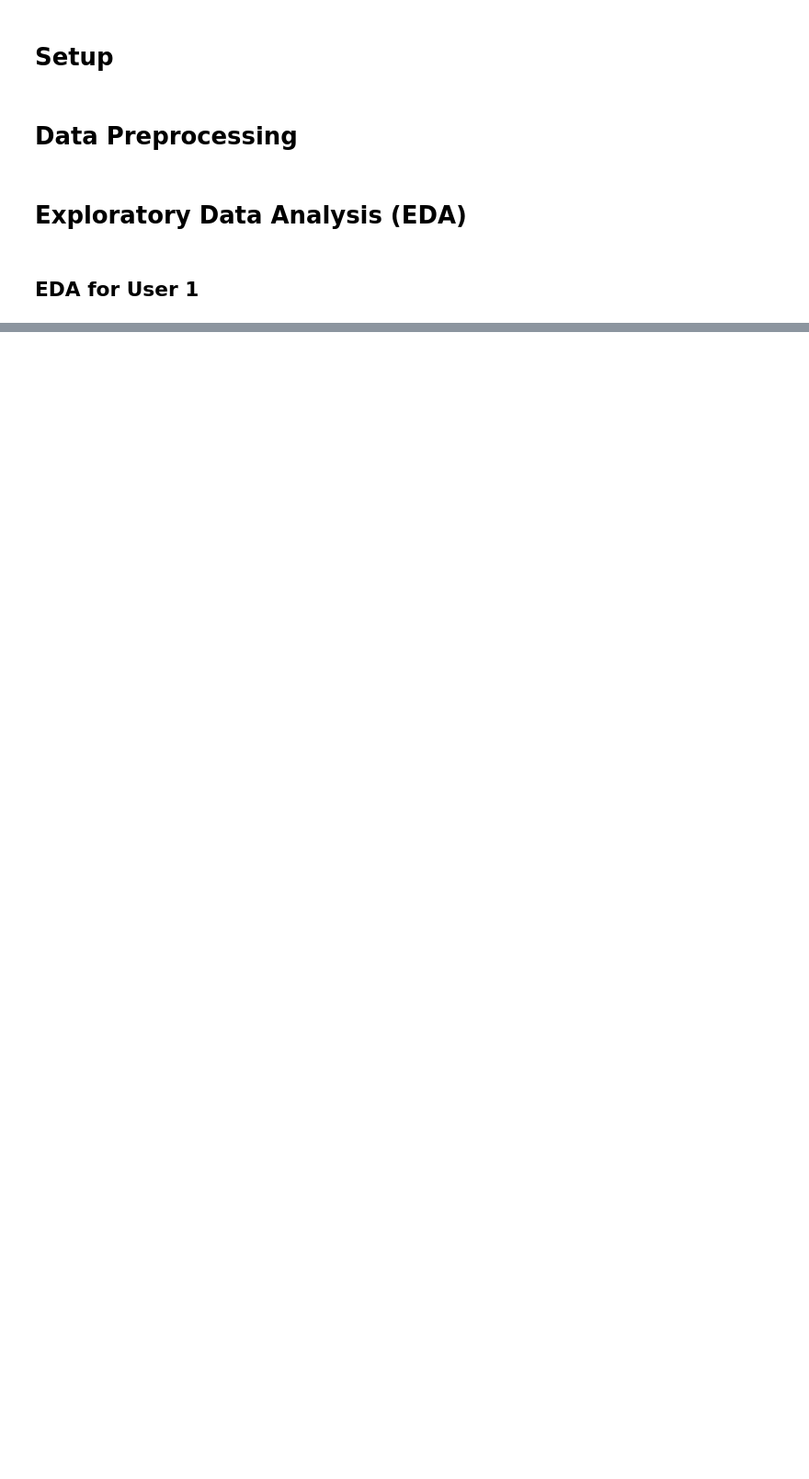
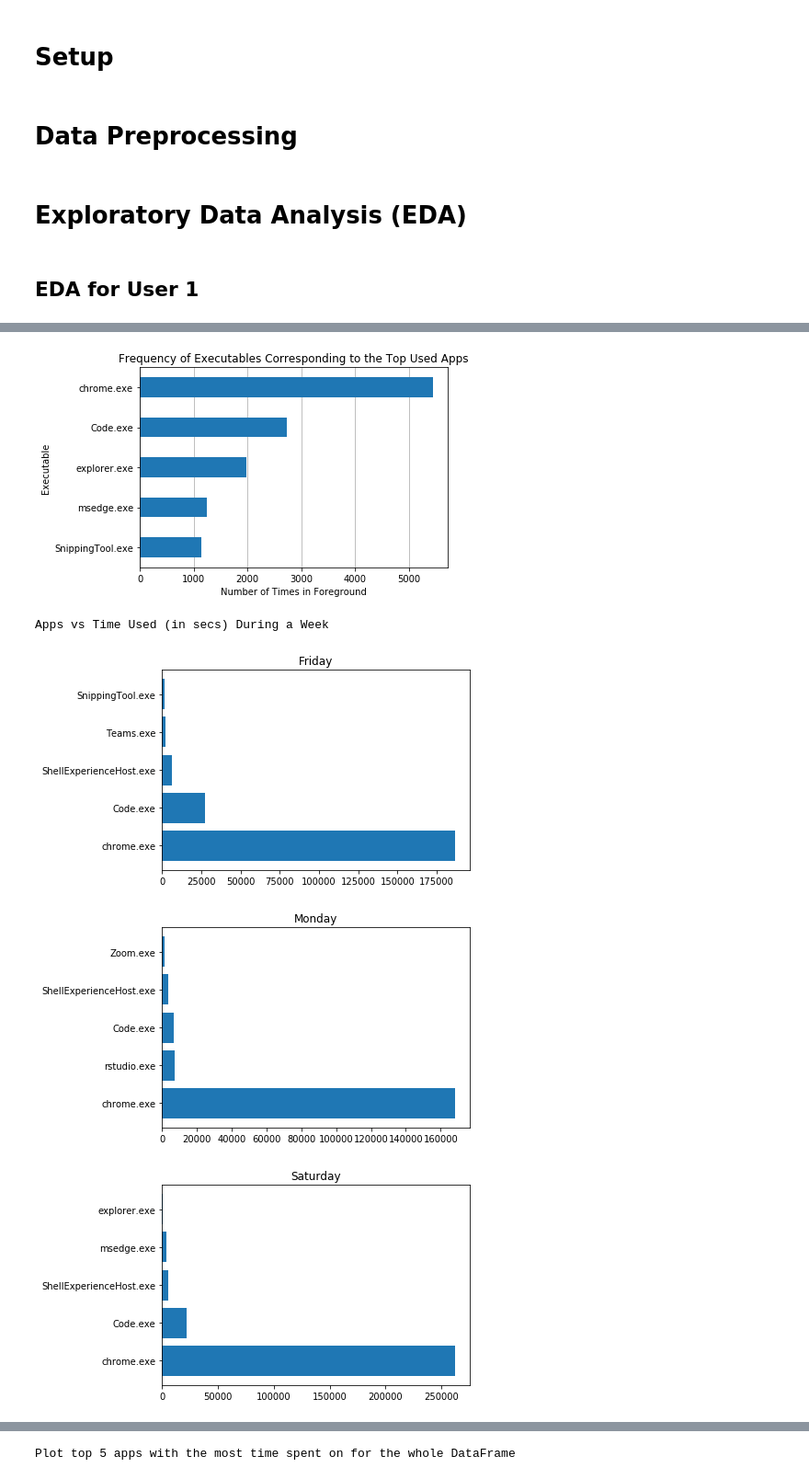
Before and after one commit to miloncl/System-Usage-Analysis, a Jupyter notebook: notebooks/Process and EDA.ipynb, the cells around one changed output, grey strips where cells are left out. Shown at 92% size. Saved outputs shown, nothing was run; the diff lists cells and outputs as text; code cells hidden in the pictures; blank space fills up the shorter version.

```diff
--- a/notebooks/Process and EDA.ipynb
+++ b/notebooks/Process and EDA.ipynb
@@ -198,0 +49,8 @@ df_pivot
+# %%
+some_bar_charts(df1, all_time_df1)
+# %% [output]
+[figure, added]
+Apps vs Time Used (in secs) During a Week
+[figure, added]
+[figure, added]
+[figure, added]
@@ -198,0 +61 @@ df_pivot
+Plot top 5 apps with the most time spent on for the whole DataFrame
```
Also changed, not shown: parts of 30 cells of this notebook, 2 other files.
